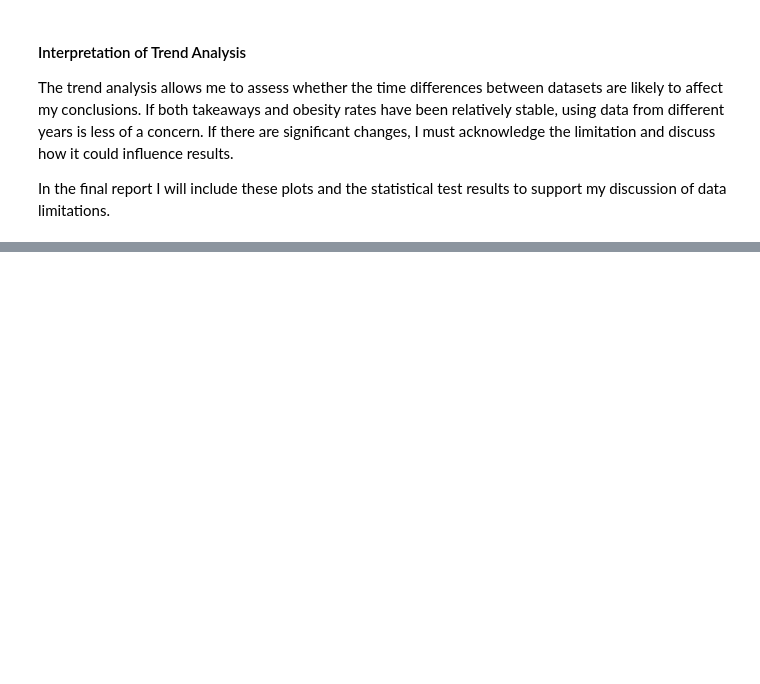
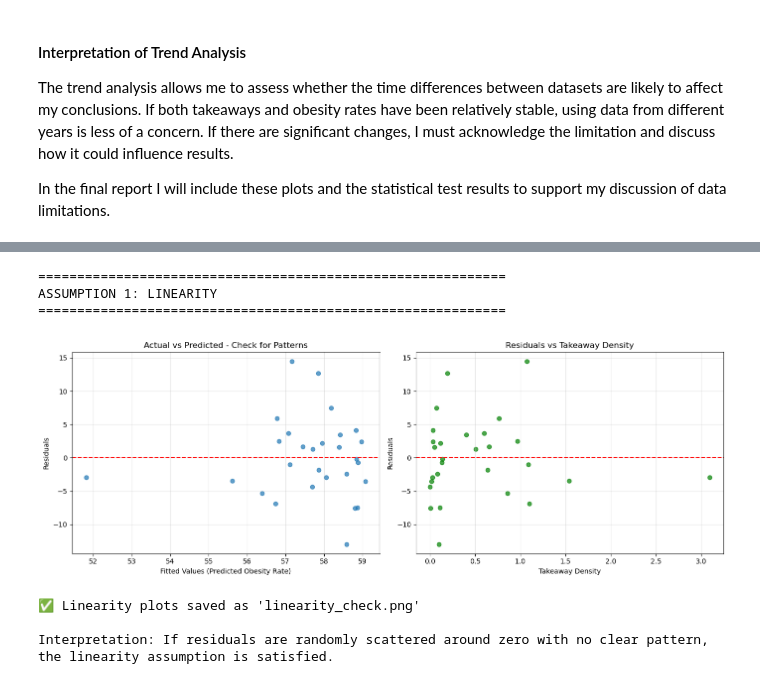
Before and after one commit to iamzisan/Advance-MSc-Project_Takeaway-Density-Deprivation-Obesity-in-London, a Jupyter notebook: MSc Project Source Code.ipynb, the cells around one changed output, grey strips where cells are left out. Saved outputs shown, nothing was run; the diff lists cells and outputs as text; code cells hidden in the pictures; blank space fills up the shorter version.

Commit message:
Regression Modeling

```diff
--- a/MSc Project Source Code.ipynb
+++ b/MSc Project Source Code.ipynb
@@ -1728,0 +1960,41 @@ In the final report I will include these plots and the statistical test results
+# %%
+# ============================================================
+# Section 7.1: Assumption 1 - Linearity
+# ============================================================
+
+print("\n" + "="*60)
+print("ASSUMPTION 1: LINEARITY")
+print("="*60)
+
+fig, axes = plt.subplots(1, 2, figsize=(14, 5))
+
+# Plot 1: Actual vs Predicted
+axes[0].scatter(model_b.fittedvalues, model_b.resid, alpha=0.7)
+axes[0].axhline(y=0, color='red', linestyle='--')
+axes[0].set_xlabel('Fitted Values (Predicted Obesity Rate)')
+axes[0].set_ylabel('Residuals')
+axes[0].set_title('Actual vs Predicted - Check for Patterns')
+axes[0].grid(True, alpha=0.3)
+
+# Plot 2: Residuals vs Predictors
+axes[1].scatter(final_data['takeaway_density_per_1000'], model_b.resid, alpha=0.7, color='green')
+axes[1].axhline(y=0, color='red', linestyle='--')
+axes[1].set_xlabel('Takeaway Density')
+axes[1].set_ylabel('Residuals')
+axes[1].set_title('Residuals vs Takeaway Density')
+axes[1].grid(True, alpha=0.3)
+
+plt.tight_layout()
+plt.savefig('linearity_check.png', dpi=150)
+plt.show()
+
+print("✅ Linearity plots saved as 'linearity_check.png'")
+print("\nInterpretation: If residuals are randomly scattered around zero with no clear pattern, the linearity assumption is satisfied.")
+# %% [output]
+============================================================
+ASSUMPTION 1: LINEARITY
+============================================================
+[figure, added]
+✅ Linearity plots saved as 'linearity_check.png'
+
+Interpretation: If residuals are randomly scattered around zero with no clear pattern, the linearity assumption is satisfied.
```
Also changed, not shown: parts of 18 cells of this notebook, 5 other files.
